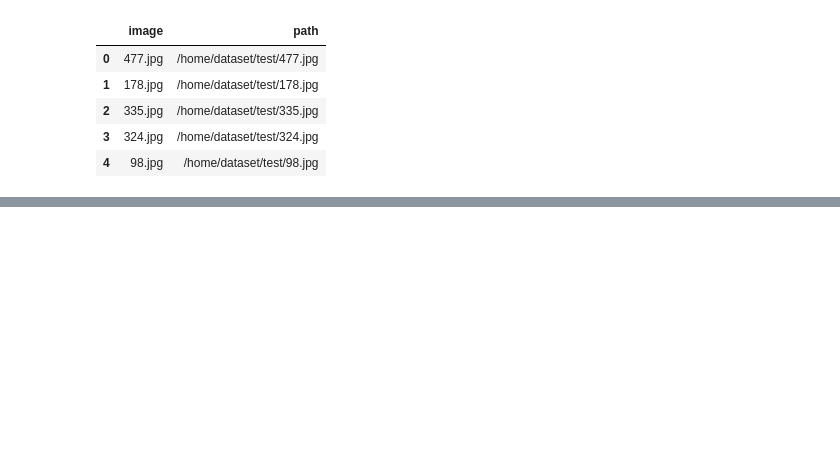
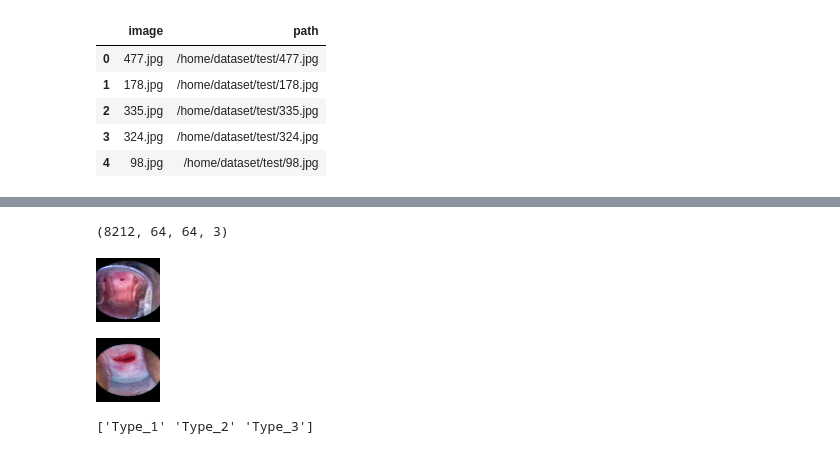
Before and after one commit to rorysroes/Kaggle_Cervical_Cancer_Screening, a Jupyter notebook: Rory/Dev-ipynb/resize_data/LB.ipynb, the cells around one changed output, grey strips where cells are left out. Saved outputs shown, nothing was run; the diff lists cells and outputs as text; code cells hidden in the pictures; blank space fills up the shorter version.

```diff
--- a/Rory/Dev-ipynb/resize_data/LB.ipynb
+++ b/Rory/Dev-ipynb/resize_data/LB.ipynb
@@ -196,2 +145,6 @@ Traceback (most recent call last):
+# %%
+train_data = np.load('ALL_TRAIN_NOSEG_64.npy')
 # %%
-train_data.shape, test_data.shape
+train_data.shape
+# %% [output]
+(8212, 64, 64, 3)
@@ -200,0 +151,4 @@ test_1 = test_[test_['size'] != '[ 0 ,   0 ]'].reset_index(drop=True)    #remove
+# %%
+show(train_data[0])
+# %% [output]
+[figure, added]
@@ -200,0 +157,4 @@ test_1 = test_[test_['size'] != '[ 0 ,   0 ]'].reset_index(drop=True)    #remove
+# %%
+show(test_data[0])
+# %% [output]
+[figure, added]
@@ -200,0 +165,6 @@ test_1 = test_[test_['size'] != '[ 0 ,   0 ]'].reset_index(drop=True)    #remove
+# %%
+le = LabelEncoder()
+train_target = le.fit_transform(train['type'].values)
+print(le.classes_)
+# %% [output]
+['Type_1' 'Type_2' 'Type_3']
```
Also changed, not shown: parts of 24 cells of this notebook, 2 other files.
